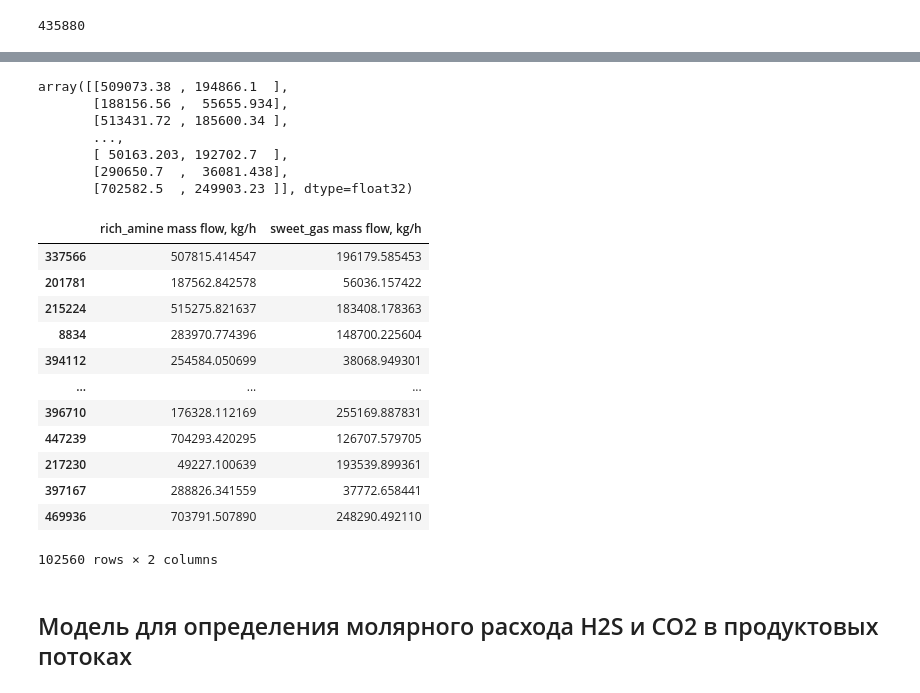
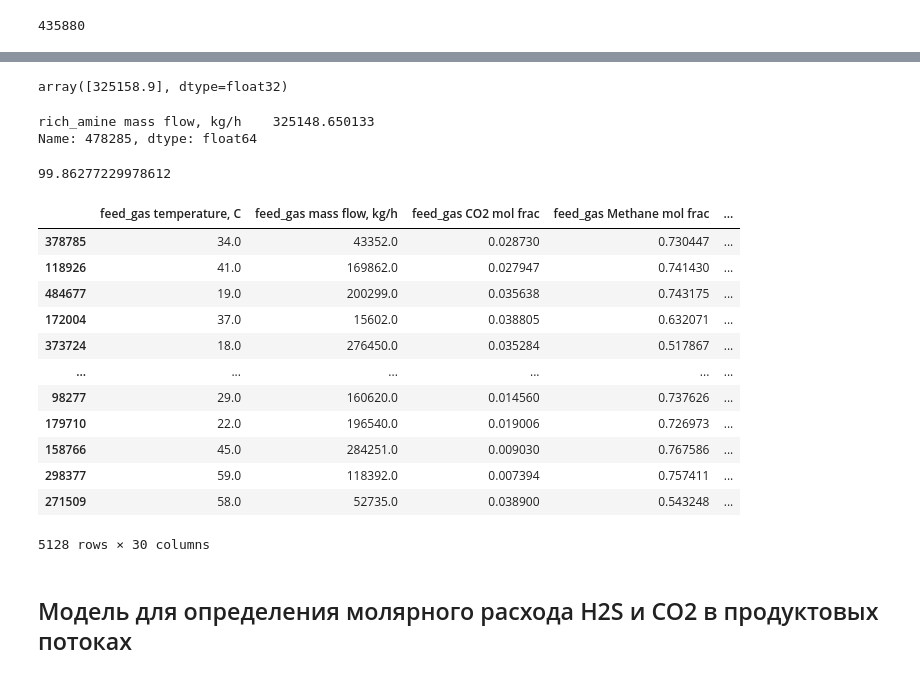
Before and after one commit to Rus-tam/AI_models, a Jupyter notebook: amine_treatment_05_12_2023.ipynb, the cells around one changed output, grey strips where cells are left out. Saved outputs shown, nothing was run; the diff lists cells and outputs as text; code cells hidden in the pictures.

Commit message:
updated amine treatment models

```diff
--- a/amine_treatment_05_12_2023.ipynb
+++ b/amine_treatment_05_12_2023.ipynb
@@ -217,7 +217,7 @@ len(mini_data)
 # %% [output]
 435880
 # %%
-prod_temp = data[[
+prod_mass_flow = data[[
     'feed_gas temperature, C', 'feed_gas mass flow, kg/h', 'feed_gas CO2 mol frac', 'feed_gas Methane mol frac',
     'feed_gas Ethane mol frac', 'feed_gas Propane mol frac', 'feed_gas i-Butane mol frac', 'feed_gas n-Butane mol frac',
     'feed_gas i-Pentane mol frac', 'feed_gas n-Pentane mol frac', 'feed_gas H2S mol frac', 'feed_gas H2O mol frac',
@@ -225,10 +225,11 @@ prod_temp = data[[
     'lean_amine Methane mol frac', 'lean_amine Ethane mol frac', 'lean_amine Propane mol frac',
     'lean_amine i-Butane mol frac', 'lean_amine n-Butane mol frac', 'lean_amine i-Pentane mol frac',
     'lean_amine n-Pentane mol frac', 'lean_amine H2S mol frac', 'lean_amine H2O mol frac', 'lean_amine MDEAmine mol frac',
-     'rich_amine mass flow, kg/h', 'sweet_gas mass flow, kg/h'
-               ]]
+    'sweet_gas temperature, C', 'rich_amine temperature, C',
+    'rich_amine mass flow, kg/h', 'sweet_gas mass flow, kg/h'
+]]
 
-X = prod_temp[[
+X = prod_mass_flow[[
     'feed_gas temperature, C', 'feed_gas mass flow, kg/h', 'feed_gas CO2 mol frac', 'feed_gas Methane mol frac',
     'feed_gas Ethane mol frac', 'feed_gas Propane mol frac', 'feed_gas i-Butane mol frac', 'feed_gas n-Butane mol frac',
     'feed_gas i-Pentane mol frac', 'feed_gas n-Pentane mol frac', 'feed_gas H2S mol frac', 'feed_gas H2O mol frac',
@@ -236,9 +237,10 @@ X = prod_temp[[
     'lean_amine Methane mol frac', 'lean_amine Ethane mol frac', 'lean_amine Propane mol frac',
     'lean_amine i-Butane mol frac', 'lean_amine n-Butane mol frac', 'lean_amine i-Pentane mol frac',
     'lean_amine n-Pentane mol frac', 'lean_amine H2S mol frac', 'lean_amine H2O mol frac', 'lean_amine MDEAmine mol frac',
+    'sweet_gas temperature, C', 'rich_amine temperature, C',
 ]]
 
-y = prod_temp[['rich_amine mass flow, kg/h', 'sweet_gas mass flow, kg/h']]
+y = prod_mass_flow[['rich_amine mass flow, kg/h']]
 
 # Собираем трансформер столбцов
 ct = make_column_transformer(
@@ -250,6 +252,7 @@ ct = make_column_transformer(
     'lean_amine Methane mol frac', 'lean_amine Ethane mol frac', 'lean_amine Propane mol frac',
     'lean_amine i-Butane mol frac', 'lean_amine n-Butane mol frac', 'lean_amine i-Pentane mol frac',
     'lean_amine n-Pentane mol frac', 'lean_amine H2S mol frac', 'lean_amine H2O mol frac', 'lean_amine MDEAmine mol frac',
+    'sweet_gas temperature, C', 'rich_amine temperature, C',
     ])
 )
 
@@ -317,27 +317,15 @@ y_pred = prod_mass_flow_model.predict(X_test_normal)
 # %%
-y_pred
+x = 1098
+y_pred[x]
 # %% [output]
-array([[509073.38 , 194866.1  ],
-       [188156.56 ,  55655.934],
-       [513431.72 , 185600.34 ],
-       ...,
-       [ 50163.203, 192702.7  ],
-       [290650.7  ,  36081.438],
-       [702582.5  , 249903.23 ]], dtype=float32)
+array([325158.9], dtype=float32)
 # %%
-y_test
+y_test.iloc[x]
 # %% [output]
-|  | rich_amine mass flow, kg/h | sweet_gas mass flow, kg/h |
-| 337566 | 507815.414547 | 196179.585453 |
-| 201781 | 187562.842578 | 56036.157422 |
-| 215224 | 515275.821637 | 183408.178363 |
-| 8834 | 283970.774396 | 148700.225604 |
-| 394112 | 254584.050699 | 38068.949301 |
-| ... | ... | ... |
-| 396710 | 176328.112169 | 255169.887831 |
-| 447239 | 704293.420295 | 126707.579705 |
-| 217230 | 49227.100639 | 193539.899361 |
-| 397167 | 288826.341559 | 37772.658441 |
-| 469936 | 703791.507890 | 248290.492110 |
-102560 rows × 2 columns
+rich_amine mass flow, kg/h    325148.650133
+Name: 478285, dtype: float64
+# %%
+(543540.56 * 100) / 544287.473182
+# %% [output]
+99.86277229978612
 # %%
@@ -344,0 +333,17 @@ lean_amine_mass_flow_model.save('./models/amine_treatment/amine_treatment_lean_a
+# %%
+rich_amine_mass_flow_data = prod_mass_flow.sample(frac=0.01)
+rich_amine_mass_flow_data
+# %% [output]
+|  | feed_gas temperature, C | feed_gas mass flow, kg/h | feed_gas CO2 mol frac | feed_gas Methane mol frac | ... |
+| 378785 | 34.0 | 43352.0 | 0.028730 | 0.730447 | ... |
+| 118926 | 41.0 | 169862.0 | 0.027947 | 0.741430 | ... |
+| 484677 | 19.0 | 200299.0 | 0.035638 | 0.743175 | ... |
+| 172004 | 37.0 | 15602.0 | 0.038805 | 0.632071 | ... |
+| 373724 | 18.0 | 276450.0 | 0.035284 | 0.517867 | ... |
+| ... | ... | ... | ... | ... | ... |
+| 98277 | 29.0 | 160620.0 | 0.014560 | 0.737626 | ... |
+| 179710 | 22.0 | 196540.0 | 0.019006 | 0.726973 | ... |
+| 158766 | 45.0 | 284251.0 | 0.009030 | 0.767586 | ... |
+| 298377 | 59.0 | 118392.0 | 0.007394 | 0.757411 | ... |
+| 271509 | 58.0 | 52735.0 | 0.038900 | 0.543248 | ... |
+5128 rows × 30 columns
```
Also changed, not shown: parts of 28 cells of this notebook, 6 other files.
